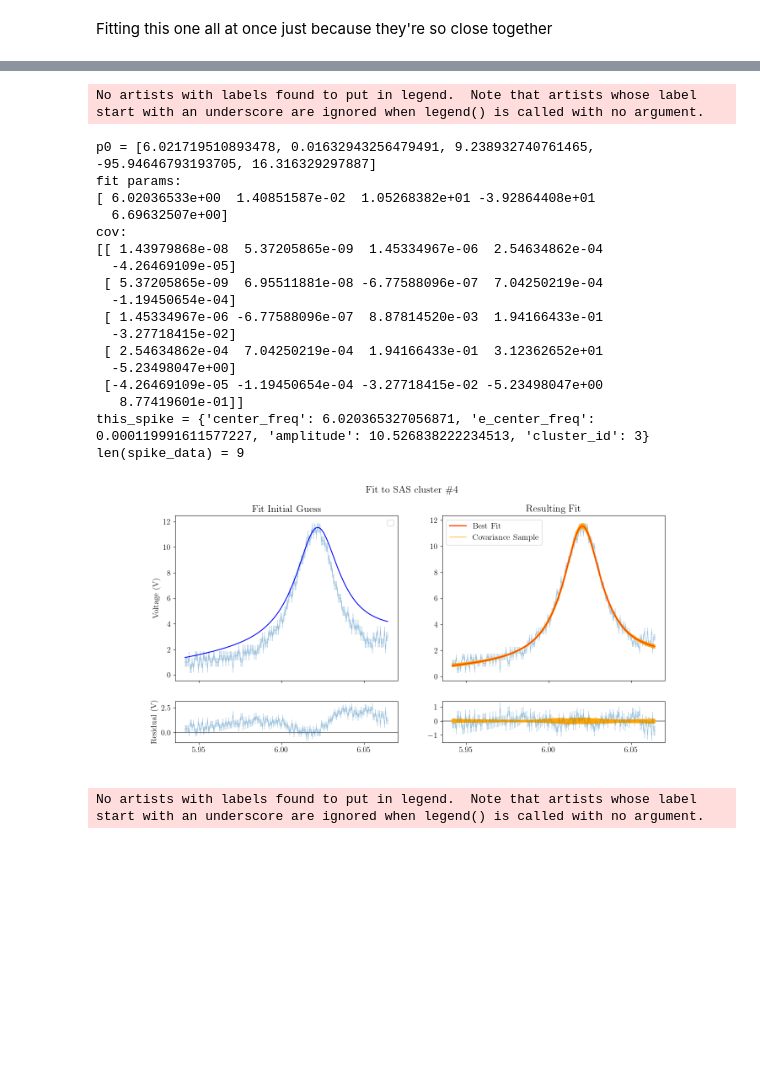
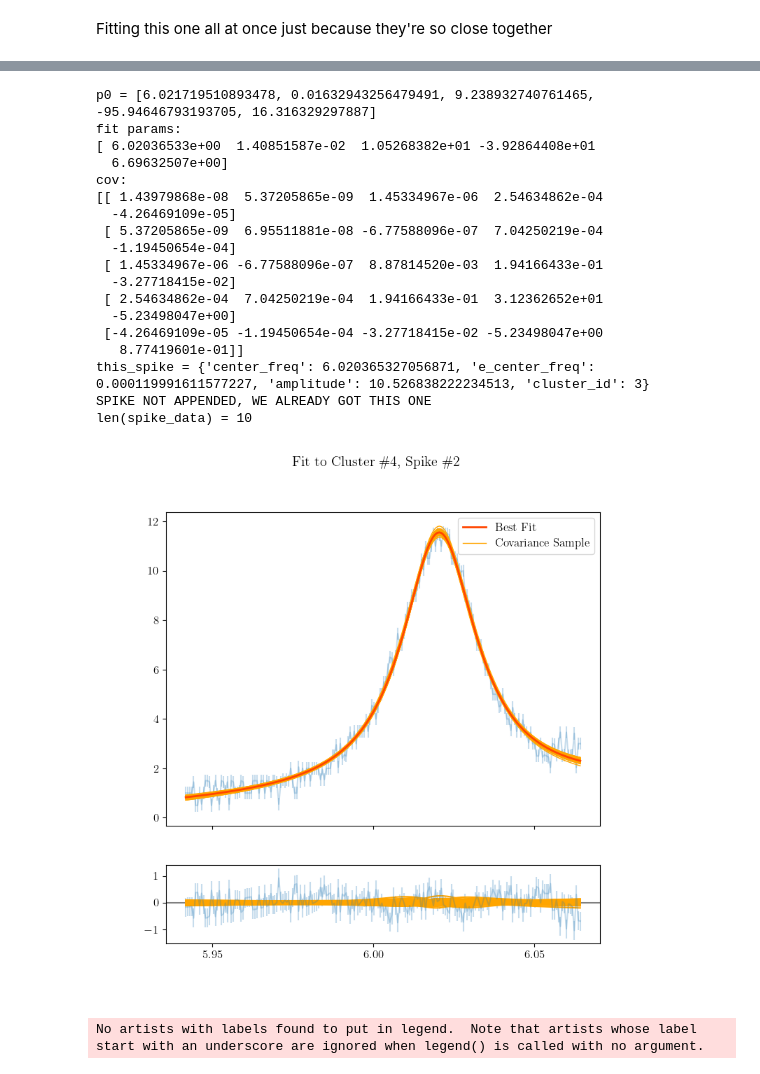
Before and after one commit to andres-luengo/alden-andres-max-most-dangerous-4450-trio, a Jupyter notebook: rb-spectroscopy/fit_no_mag.ipynb, the cells around one changed output, grey strips where cells are left out. Cells and saved outputs as stored; diff of their text form; code cells hidden in the pictures; blank space fills up the shorter version.

```diff
--- a/rb-spectroscopy/fit_no_mag.ipynb
+++ b/rb-spectroscopy/fit_no_mag.ipynb
@@ -215,9 +225,10 @@ len(spike_data) = 3
 def red_lorentzian(x, center, gamma, amplitude, baseline, baseline_slope):
     return Lorentzian(x, center, gamma, amplitude, baseline) + baseline_slope*x
 # %%
-def fit_spike(x_low, x_high, cluster_n):
+def fit_spike(x_low, x_high, cluster_n, spike_n=0):
     # MAKE PLOTS
-    fig, ((guess_data_ax, fit_data_ax), (guess_res_ax, fit_res_ax)) = plt.subplots(2, 2, sharex=True, height_ratios=[4, 1], figsize=(15, 7))
+    # fig, ((guess_data_ax, fit_data_ax), (guess_res_ax, fit_res_ax)) = plt.subplots(2, 2, sharex=True, height_ratios=[4, 1], figsize=(15, 7))
+    fig, (fit_data_ax, fit_res_ax) = plt.subplots(2, 1, sharex=True, height_ratios=[4, 1], figsize=(8, 8))
 
     # ESTABLISH INITIAL GUESSES
     spidx, = np.nonzero((x_low <= sat.time) & (sat.time < x_high)) # single peak indices
@@ -237,8 +248,8 @@ def fit_spike(x_low, x_high, cluster_n):
     ]
     print(f"{p0 = }")
 
-    guess_data_ax.errorbar(x, y, yerr=np.sqrt(2)*0.25, alpha=0.25)
-    guess_data_ax.plot(x, red_lorentzian(x, *p0), zorder=10, color='blue')
+    # guess_data_ax.errorbar(x, y, yerr=np.sqrt(2)*0.25, alpha=0.25)
+    # guess_data_ax.plot(x, red_lorentzian(x, *p0), zorder=10, color='blue')
 
     # guess_data_ax.axvline(p0[0], label='x0 guess', c='red', alpha=0.5)
     # guess_data_ax.plot([p0[0] - p0[1], p0[0] + p0[1]], [(p0[2] + p0[3] + slope_guess*x[0])/2, (p0[2] + p0[3] + slope_guess*x[0])/2], color='green', alpha=0.5, label='FWHM guess')
@@ -246,15 +257,15 @@ def fit_spike(x_low, x_high, cluster_n):
     # guess_data_ax.axline(slope_guess*(center_guess - x[0]) + y[0], slope=slope_guess)
     # guess_data_ax.axhline(p0[3] + slope_guess*x[0], label='baseline guess', c='red', alpha=0.5)
 
-    guess_data_ax.set_title('Fit Initial Guess')
-    guess_data_ax.set_ylabel('Voltage (V)')
-    guess_data_ax.legend()
+    # guess_data_ax.set_title('Fit Initial Guess')
+    # guess_data_ax.set_ylabel('Voltage (V)')
+    # guess_data_ax.legend()
 
-    residuals = red_lorentzian(x, *p0) - y
+    # residuals = red_lorentzian(x, *p0) - y
 
-    guess_res_ax.axhline(0., color='gray')
-    guess_res_ax.errorbar(x, residuals, yerr=np.sqrt(2)*0.25, alpha=0.25)
-    guess_res_ax.set_ylabel('Residual (V)')
+    # guess_res_ax.axhline(0., color='gray')
+    # guess_res_ax.errorbar(x, residuals, yerr=np.sqrt(2)*0.25, alpha=0.25)
+    # guess_res_ax.set_ylabel('Residual (V)')
     # guess_res_ax.set_ylim(np.min(residuals), np.max(residuals))
 
     fit_params, cov = curve_fit(red_lorentzian, x, y, p0, np.sqrt(2)*0.25)
@@ -273,7 +284,7 @@ def fit_spike(x_low, x_high, cluster_n):
     fit_data_ax.legend()
 
     fit_data_ax.set_ylim(data_y_lims)
-    fit_data_ax.set_title('Resulting Fit')
+    # fit_data_ax.set_title('Resulting Fit')
 
     residuals = red_lorentzian(x, *fit_params) - y
 
@@ -282,7 +293,7 @@ def fit_spike(x_low, x_high, cluster_n):
     for fit_sample in random_fit_samples:
         fit_res_ax.plot(x, red_lorentzian(x, *fit_sample) - red_lorentzian(x, *fit_params), c='orange')
 
-    fig.suptitle(f'Fit to SAS cluster \\#{cluster_n + 1}')
+    fig.suptitle(f'Fit to Cluster \\#{cluster_n + 1}, Spike \\#{spike_n + 1}')
     np.sqrt(np.diag(cov))
     this_spike = {
         "center_freq": fit_params[0],
@@ -409,25 +420,25 @@ len(spike_data) = 8
 # %%
-fit_spike(.04900, .0506, 3)
+fit_spike(.04900, .0506, 3, spike_n=1)
 # %% [output]
-No artists with labels found to put in legend.  Note that artists whose label start with an underscore are ignored when legend() is called with no argument.
+p0 = [6.021719510893478, 0.01632943256479491, 9.238932740761465, -95.94646793193705, 16.316329297887]
+fit params:
+[ 6.02036533e+00  1.40851587e-02  1.05268382e+01 -3.92864408e+01
+  6.69632507e+00]
+cov:
+[[ 1.43979868e-08  5.37205865e-09  1.45334967e-06  2.54634862e-04
+  -4.26469109e-05]
+ [ 5.37205865e-09  6.95511881e-08 -6.77588096e-07  7.04250219e-04
+  -1.19450654e-04]
+ [ 1.45334967e-06 -6.77588096e-07  8.87814520e-03  1.94166433e-01
+  -3.27718415e-02]
+ [ 2.54634862e-04  7.04250219e-04  1.94166433e-01  3.12362652e+01
+  -5.23498047e+00]
+ [-4.26469109e-05 -1.19450654e-04 -3.27718415e-02 -5.23498047e+00
+   8.77419601e-01]]
+this_spike = {'center_freq': 6.020365327056871, 'e_center_freq': 0.000119991611577227, 'amplitude': 10.526838222234513, 'cluster_id': 3}
+SPIKE NOT APPENDED, WE ALREADY GOT THIS ONE
+len(spike_data) = 10
-p0 = [6.021719510893478, 0.01632943256479491, 9.238932740761465, -95.94646793193705, 16.316329297887]
-fit params:
-[ 6.02036533e+00  1.40851587e-02  1.05268382e+01 -3.92864408e+01
-  6.69632507e+00]
-cov:
-[[ 1.43979868e-08  5.37205865e-09  1.45334967e-06  2.54634862e-04
-  -4.26469109e-05]
- [ 5.37205865e-09  6.95511881e-08 -6.77588096e-07  7.04250219e-04
-  -1.19450654e-04]
- [ 1.45334967e-06 -6.77588096e-07  8.87814520e-03  1.94166433e-01
-  -3.27718415e-02]
- [ 2.54634862e-04  7.04250219e-04  1.94166433e-01  3.12362652e+01
-  -5.23498047e+00]
- [-4.26469109e-05 -1.19450654e-04 -3.27718415e-02 -5.23498047e+00
-   8.77419601e-01]]
-this_spike = {'center_freq': 6.020365327056871, 'e_center_freq': 0.000119991611577227, 'amplitude': 10.526838222234513, 'cluster_id': 3}
-len(spike_data) = 9
-[figure, old version]
+[figure, new version]
 # %%
 fit_spike(.0505, .0515, 3)
 # %% [output]
```
Also changed, not shown: parts of 7 cells of this notebook.
